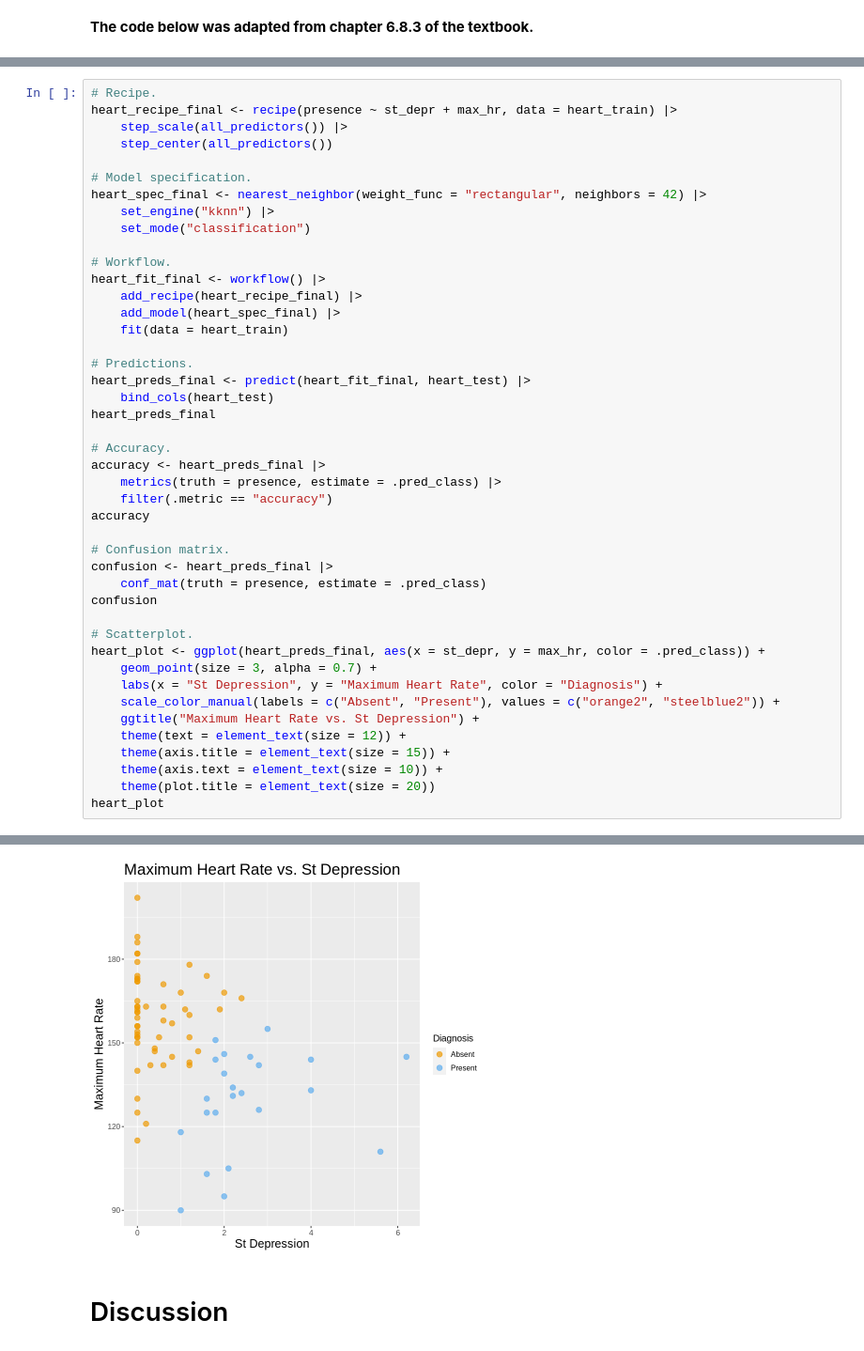
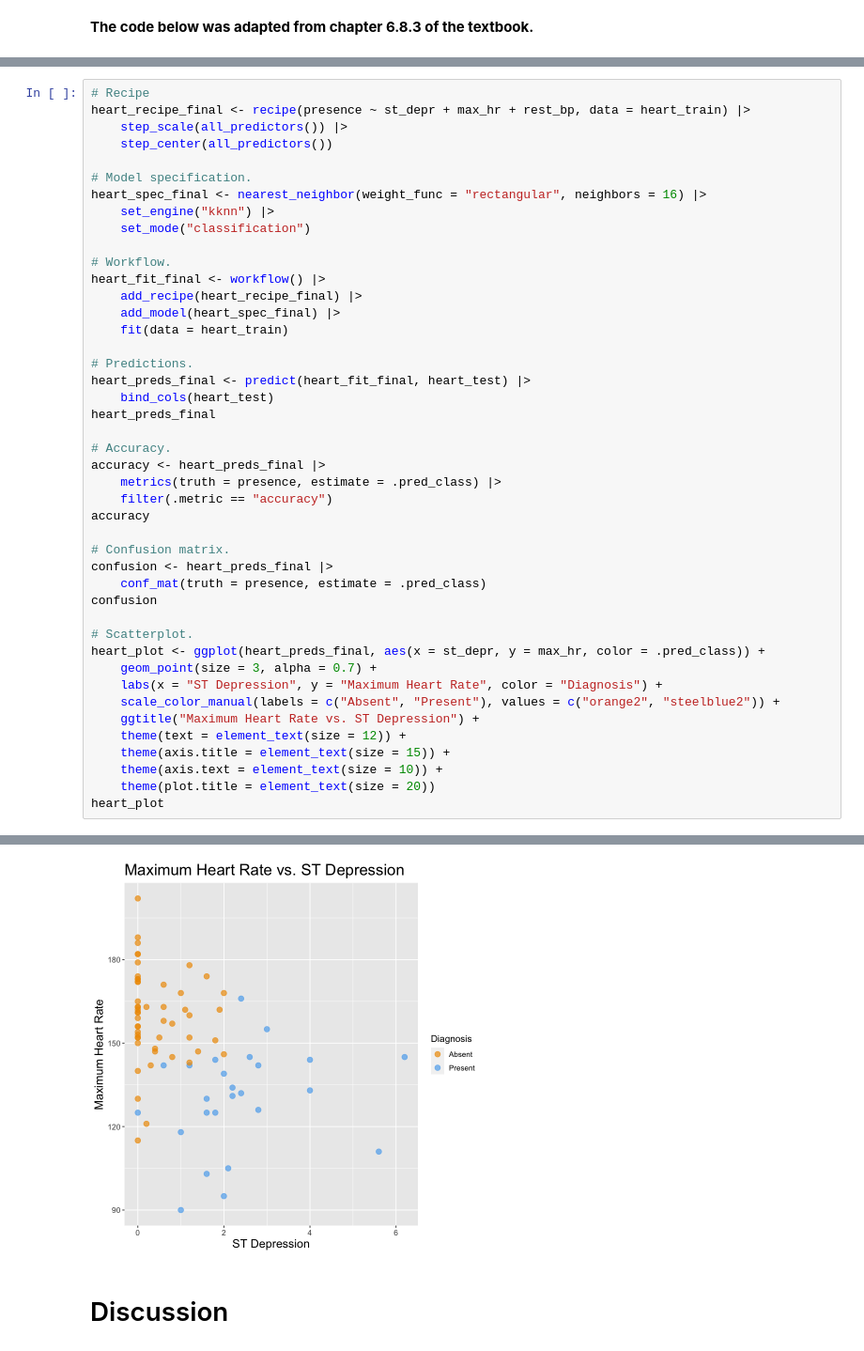
Before and after one commit to itsDagu/dsci100-group-01, a Jupyter notebook: group_proposal.ipynb, the cells around one changed output, grey strips where cells are left out. Shown at 94% size. Cells and saved outputs as stored; diff of their text form.

```diff
--- a/group_proposal.ipynb
+++ b/group_proposal.ipynb
@@ -387,11 +395,11 @@ accuracy_plot
 # %%
-# Recipe.
-heart_recipe_final <- recipe(presence ~ st_depr + max_hr, data = heart_train) |>
+# Recipe
+heart_recipe_final <- recipe(presence ~ st_depr + max_hr + rest_bp, data = heart_train) |>
     step_scale(all_predictors()) |>
     step_center(all_predictors())
 
 # Model specification.
-heart_spec_final <- nearest_neighbor(weight_func = "rectangular", neighbors = 42) |>
+heart_spec_final <- nearest_neighbor(weight_func = "rectangular", neighbors = 16) |>
     set_engine("kknn") |>
     set_mode("classification")
 
@@ -420,9 +428,9 @@ confusion
 # Scatterplot.
 heart_plot <- ggplot(heart_preds_final, aes(x = st_depr, y = max_hr, color = .pred_class)) +
     geom_point(size = 3, alpha = 0.7) +
-    labs(x = "St Depression", y = "Maximum Heart Rate", color = "Diagnosis") +
+    labs(x = "ST Depression", y = "Maximum Heart Rate", color = "Diagnosis") +
     scale_color_manual(labels = c("Absent", "Present"), values = c("orange2", "steelblue2")) +
-    ggtitle("Maximum Heart Rate vs. St Depression") +
+    ggtitle("Maximum Heart Rate vs. ST Depression") +
     theme(text = element_text(size = 12)) +
     theme(axis.title = element_text(size = 15)) +
     theme(axis.text = element_text(size = 10)) +
@@ -450,4 +458,4 @@ Prediction no yes
-[figure, old version]
+[figure, new version]
 # %% [markdown]
 # Discussion
 # %% [markdown]
```
Also changed, not shown: parts of 24 cells of this notebook.
